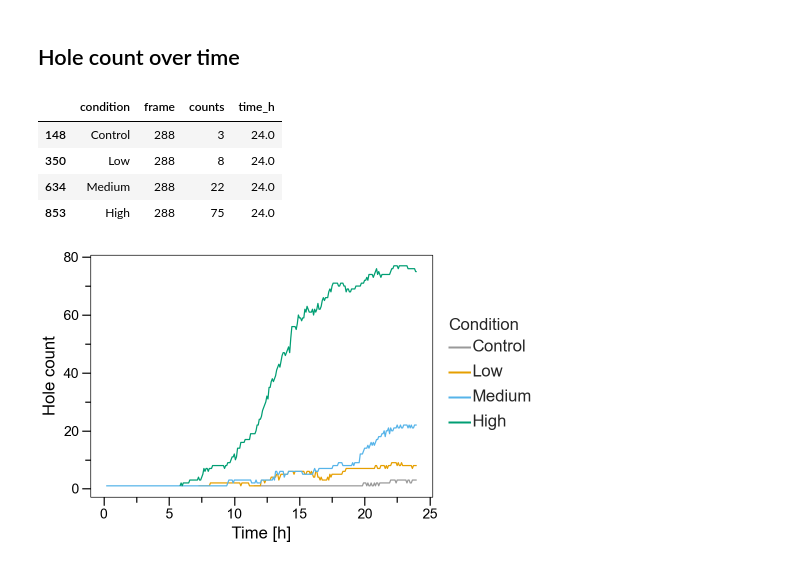
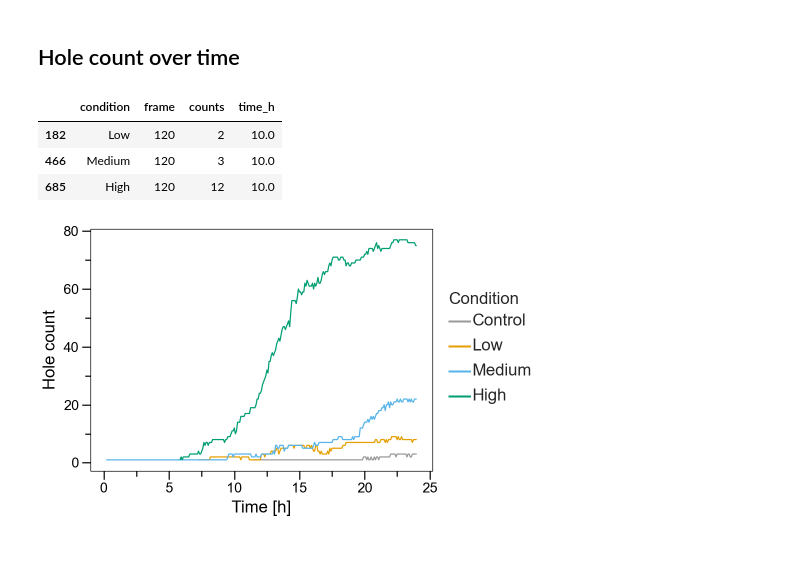
Before and after one commit to pertzlab/ARCOSpx-publication, a Jupyter notebook: scripts/5_hole_tracking/hole_tracking_arcos_px.ipynb, the cells around one changed output. Drawn from its saved outputs; the diff is of its cells as text; code cells hidden in the pictures.

```diff
--- a/scripts/5_hole_tracking/hole_tracking_arcos_px.ipynb
+++ b/scripts/5_hole_tracking/hole_tracking_arcos_px.ipynb
@@ -452,19 +477,18 @@ p9.ggsave(p_hole_area_perc, '../../data/5_hole_tracking/output-plots/hole_area_p
 # %%
 df_hole_counts = df_holes_props.groupby(['condition', 'frame'], observed=True).size().reset_index(name='counts')
 
 # sort holes according to condition
 df_hole_counts['condition'] = pd.Categorical(df_hole_counts['condition'], v_cond_order)
 df_hole_counts = df_hole_counts.sort_values(by = ['condition', 'frame'])
 
 # Add a column with time in hours
 df_hole_counts['time_h'] = df_hole_counts['frame'] * SAMPLE_PERIOD_MIN/60
-df_hole_counts[df_hole_counts['time_h'] >= 24]
+df_hole_counts[df_hole_counts['time_h'] == 10]
 # %% [output]
 |  | condition | frame | counts | time_h |
-| 148 | Control | 288 | 3 | 24.0 |
-| 350 | Low | 288 | 8 | 24.0 |
-| 634 | Medium | 288 | 22 | 24.0 |
-| 853 | High | 288 | 75 | 24.0 |
+| 182 | Low | 120 | 2 | 10.0 |
+| 466 | Medium | 120 | 3 | 10.0 |
+| 685 | High | 120 | 12 | 10.0 |
 # %%
 p_hole_count = (p9.ggplot(df_hole_counts,
           p9.aes(x = "time_h",
```
Also changed, not shown: parts of 4 cells of this notebook.
